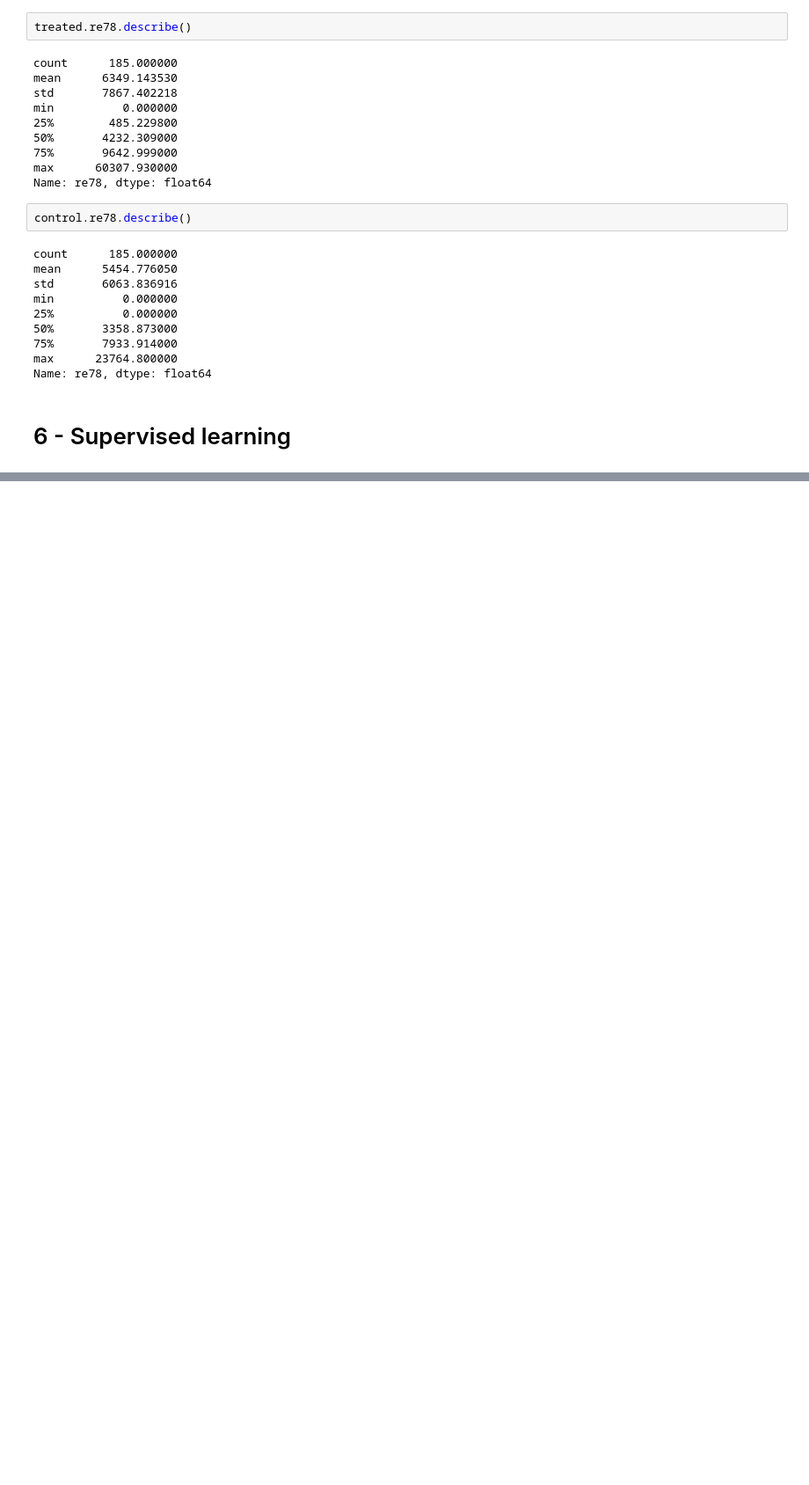
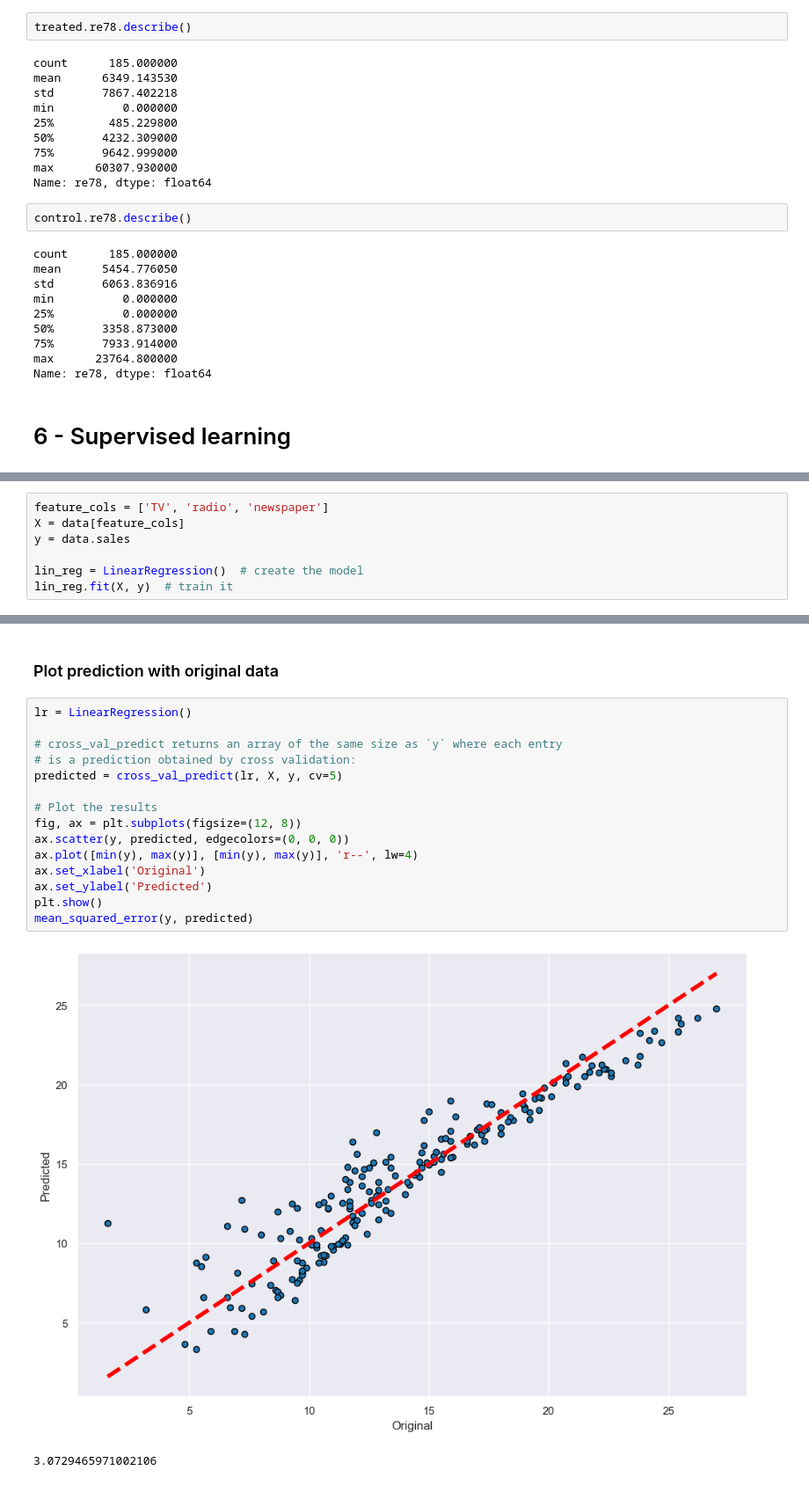
Before and after one commit to 2Tricky4u/ADA2023, a Jupyter notebook: Exercises/CheatSheet.ipynb, the cells around one changed output, grey strips where cells are left out. Shown at 88% size. Drawn from its saved outputs; the diff is of its cells as text; blank space fills up the shorter version.

```diff
--- a/Exercises/CheatSheet.ipynb
+++ b/Exercises/CheatSheet.ipynb
@@ -1287,0 +1348,7 @@ Name: re78, dtype: float64
+# %%
+feature_cols = ['TV', 'radio', 'newspaper']
+X = data[feature_cols]
+y = data.sales
+
+lin_reg = LinearRegression()  # create the model
+lin_reg.fit(X, y)  # train it
@@ -1287,0 +1394,20 @@ Name: re78, dtype: float64
+# %% [markdown]
+### Plot prediction with original data
+# %%
+lr = LinearRegression()
+
+# cross_val_predict returns an array of the same size as `y` where each entry
+# is a prediction obtained by cross validation:
+predicted = cross_val_predict(lr, X, y, cv=5)
+
+# Plot the results
+fig, ax = plt.subplots(figsize=(12, 8))
+ax.scatter(y, predicted, edgecolors=(0, 0, 0))
+ax.plot([min(y), max(y)], [min(y), max(y)], 'r--', lw=4)
+ax.set_xlabel('Original')
+ax.set_ylabel('Predicted')
+plt.show()
+mean_squared_error(y, predicted)
+# %% [output]
+[figure, added]
+3.0729465971002106
```
Also changed, not shown: parts of 58 cells of this notebook, 1 other file.
